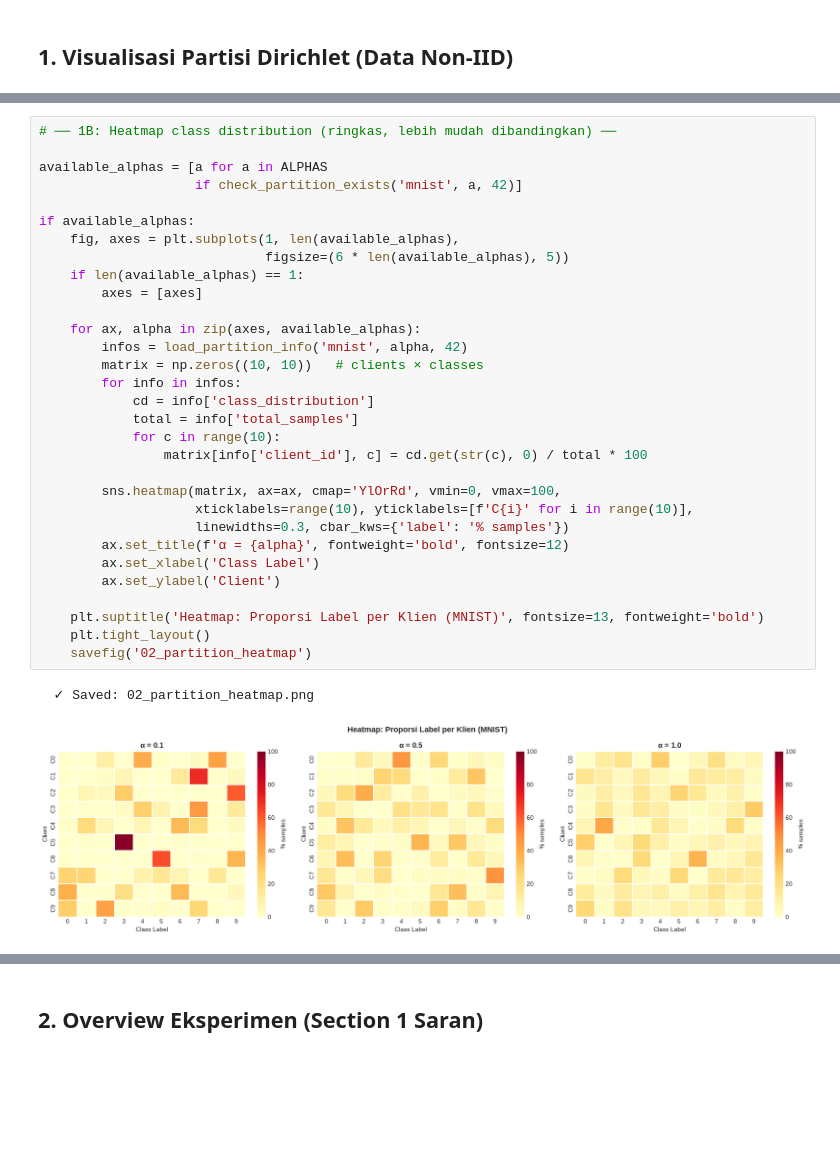
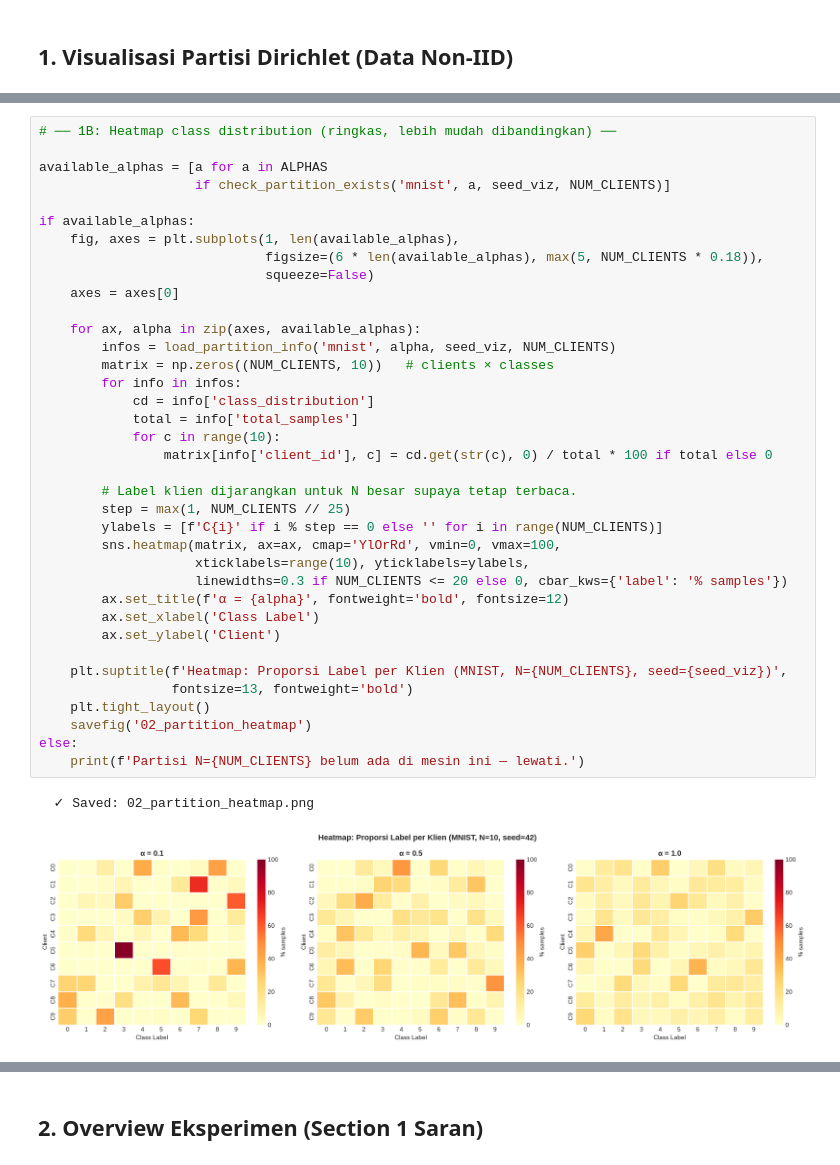
Before and after one commit to zpenct/client-strategy-fl, a Jupyter notebook: notebooks/analysis.ipynb, the cells around one changed output, grey strips where cells are left out. Drawn from its saved outputs; the diff is of its cells as text; blank space fills up the shorter version.

```diff
--- a/notebooks/analysis.ipynb
+++ b/notebooks/analysis.ipynb
@@ -238,37 +282,43 @@ else:
 # %%
 # ── 1B: Heatmap class distribution (ringkas, lebih mudah dibandingkan) ──
 
 available_alphas = [a for a in ALPHAS
-                    if check_partition_exists('mnist', a, 42)]
+                    if check_partition_exists('mnist', a, seed_viz, NUM_CLIENTS)]
 
 if available_alphas:
     fig, axes = plt.subplots(1, len(available_alphas),
-                             figsize=(6 * len(available_alphas), 5))
-    if len(available_alphas) == 1:
-        axes = [axes]
+                             figsize=(6 * len(available_alphas), max(5, NUM_CLIENTS * 0.18)),
+                             squeeze=False)
+    axes = axes[0]
 
     for ax, alpha in zip(axes, available_alphas):
-        infos = load_partition_info('mnist', alpha, 42)
-        matrix = np.zeros((10, 10))   # clients × classes
+        infos = load_partition_info('mnist', alpha, seed_viz, NUM_CLIENTS)
+        matrix = np.zeros((NUM_CLIENTS, 10))   # clients × classes
         for info in infos:
             cd = info['class_distribution']
             total = info['total_samples']
             for c in range(10):
-                matrix[info['client_id'], c] = cd.get(str(c), 0) / total * 100
+                matrix[info['client_id'], c] = cd.get(str(c), 0) / total * 100 if total else 0
 
+        # Label klien dijarangkan untuk N besar supaya tetap terbaca.
+        step = max(1, NUM_CLIENTS // 25)
+        ylabels = [f'C{i}' if i % step == 0 else '' for i in range(NUM_CLIENTS)]
         sns.heatmap(matrix, ax=ax, cmap='YlOrRd', vmin=0, vmax=100,
-                    xticklabels=range(10), yticklabels=[f'C{i}' for i in range(10)],
-                    linewidths=0.3, cbar_kws={'label': '% samples'})
+                    xticklabels=range(10), yticklabels=ylabels,
+                    linewidths=0.3 if NUM_CLIENTS <= 20 else 0, cbar_kws={'label': '% samples'})
         ax.set_title(f'α = {alpha}', fontweight='bold', fontsize=12)
         ax.set_xlabel('Class Label')
         ax.set_ylabel('Client')
 
-    plt.suptitle('Heatmap: Proporsi Label per Klien (MNIST)', fontsize=13, fontweight='bold')
+    plt.suptitle(f'Heatmap: Proporsi Label per Klien (MNIST, N={NUM_CLIENTS}, seed={seed_viz})',
+                 fontsize=13, fontweight='bold')
     plt.tight_layout()
     savefig('02_partition_heatmap')
+else:
+    print(f'Partisi N={NUM_CLIENTS} belum ada di mesin ini — lewati.')
 # %% [output]
   ✓ Saved: 02_partition_heatmap.png
-[figure, old version]
+[figure, new version]
 # %%
 # ── 1C: Statistik ringkas partisi ───────────────────────────────────────
 
```
Also changed, not shown: parts of 18 cells of this notebook, 2 other files.
